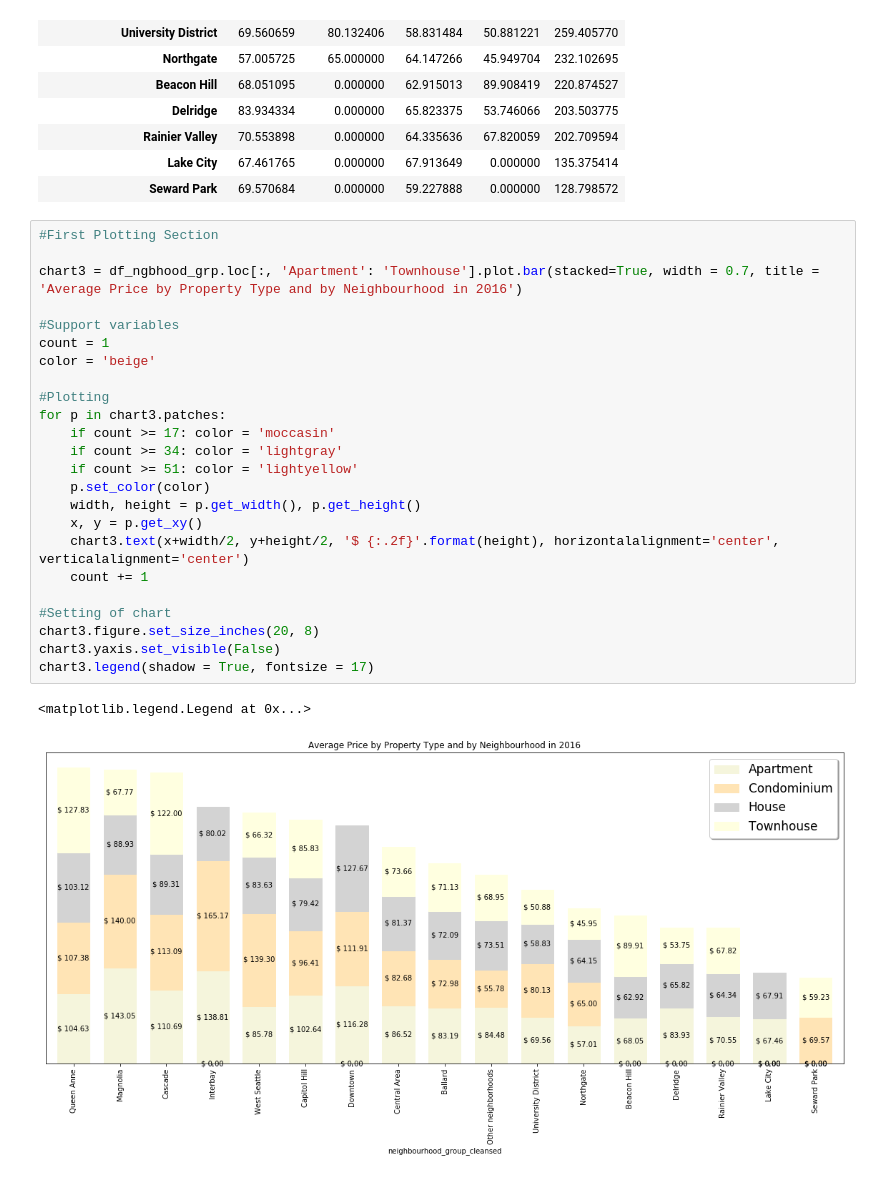
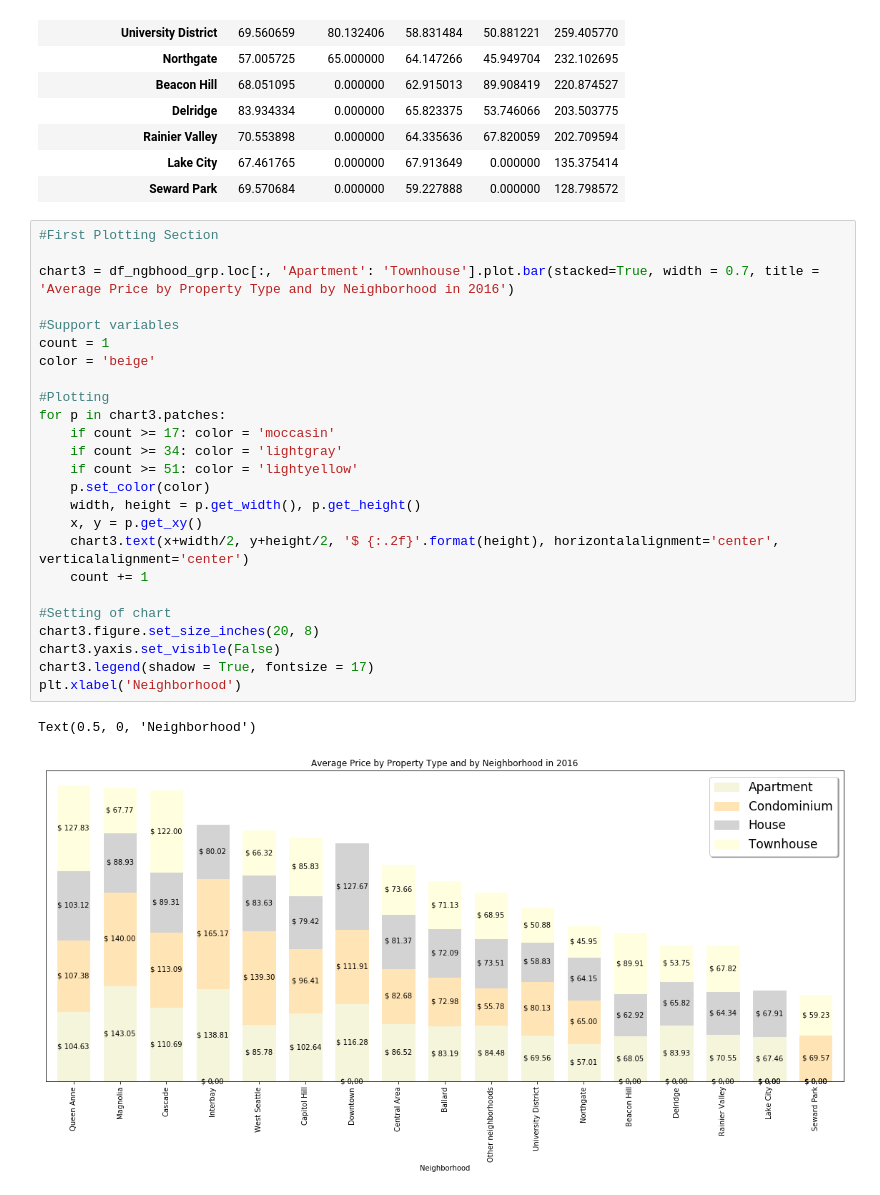
Before and after one commit to MarceloArrais/udacity-datascientist-nanodegree, a Jupyter notebook: Seattle_AirBnB.ipynb, the cells around one changed output. Cells and saved outputs as stored; diff of their text form.

```diff
--- a/Seattle_AirBnB.ipynb
+++ b/Seattle_AirBnB.ipynb
@@ -208,28 +210,29 @@ df_ngbhood_grp
 # %%
 #First Plotting Section
 
-chart3 = df_ngbhood_grp.loc[:, 'Apartment': 'Townhouse'].plot.bar(stacked=True, width = 0.7, title = 'Average Price by Property Type and by Neighbourhood in 2016')
+chart3 = df_ngbhood_grp.loc[:, 'Apartment': 'Townhouse'].plot.bar(stacked=True, width = 0.7, title = 'Average Price by Property Type and by Neighborhood in 2016')
 
 #Support variables
 count = 1
 color = 'beige'
 
 #Plotting
 for p in chart3.patches:
     if count >= 17: color = 'moccasin'
     if count >= 34: color = 'lightgray'
     if count >= 51: color = 'lightyellow'
     p.set_color(color)
     width, height = p.get_width(), p.get_height()
     x, y = p.get_xy()
     chart3.text(x+width/2, y+height/2, '$ {:.2f}'.format(height), horizontalalignment='center', verticalalignment='center')
     count += 1
 
 #Setting of chart
 chart3.figure.set_size_inches(20, 8)
 chart3.yaxis.set_visible(False)
 chart3.legend(shadow = True, fontsize = 17)
+plt.xlabel('Neighborhood')
 # %% [output]
-<matplotlib.legend.Legend at 0x...>
+Text(0.5, 0, 'Neighborhood')
-[figure, old version]
+[figure, new version]
 # %% [markdown]
```
Also changed, not shown: parts of 4 cells of this notebook.
